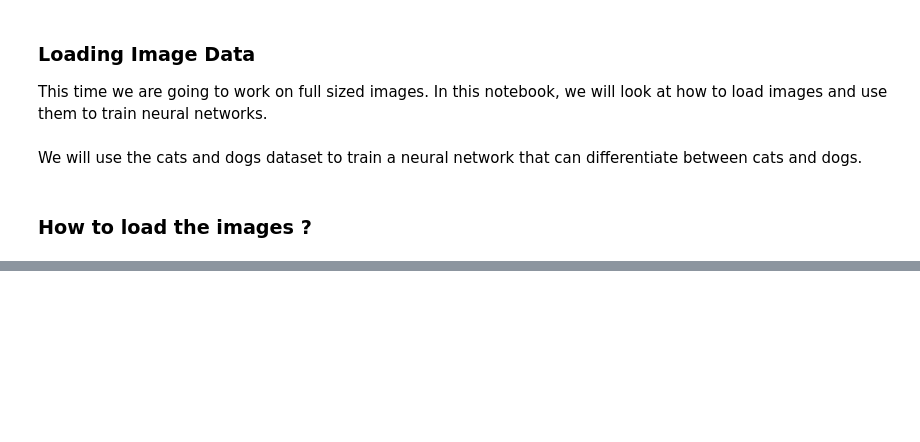
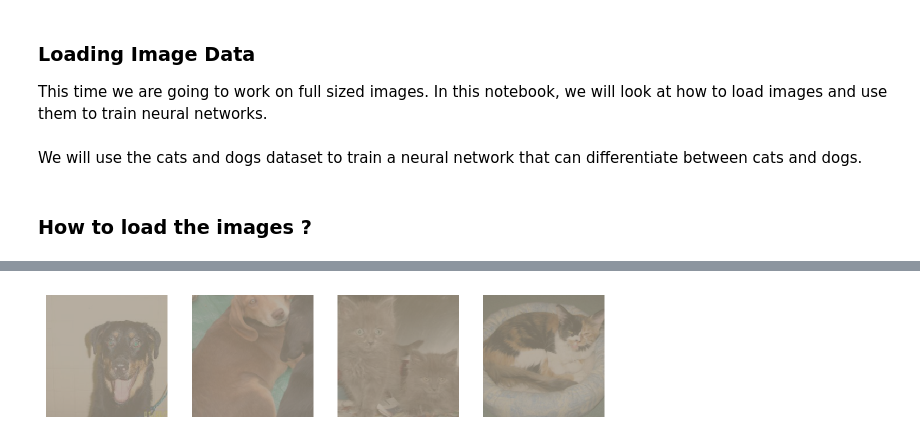
Before and after one commit to biplabku/PyTochChallenge, a Jupyter notebook: Load_Image.ipynb, the cells around one changed output, grey strips where cells are left out. Cells and saved outputs as stored; diff of their text form; code cells hidden in the pictures; blank space fills up the shorter version.

Commit message:
Feat - Update. Adding tthe final implementation for load image process

```diff
--- a/Load_Image.ipynb
+++ b/Load_Image.ipynb
@@ -35,0 +42,34 @@ helper.imshow(images[0], normalize=False)
+# %%
+data_dir = 'Cat_Dog_data'
+
+# provide transformations on the images. More the transformation, more are
+# the images, more the variations in the data. Here we will define the
+# various transformations
+train_transform = transforms.Compose([
+    transforms.RandomRotation(30),
+    transforms.RandomResizedCrop(224),
+    transforms.RandomHorizontalFlip(),
+    transforms.ToTensor()
+])
+test_transform = transforms.Compose([transforms.Resize(255),
+                               transforms.CenterCrop(224),
+                               transforms.ToTensor()])
+
+train_dataset = datasets.ImageFolder(data_dir + '/train', transform=train_transform)
+test_dataset = datasets.ImageFolder(data_dir + '/test', transform=test_transform)
+
+trainloader = torch.utils.data.DataLoader(train_dataset, batch_size=32, shuffle=True)
+testloader = torch.utils.data.DataLoader(test_dataset, batch_size=32, shuffle=True)
+# %%
+## Chnage this to the trainloader or testloader
+
+data_iter = iter(testloader)
+
+images, labels = next(data_iter)
+
+fig, axes= plt.subplots(figsize=(10,4), ncols = 4)
+for index in range(4):
+    ax = axes[index]
+    helper.imshow(images[index], ax = ax, normalize = False)
+# %% [output]
+[figure, added]
```
Also changed, not shown: parts of 3 cells of this notebook.
